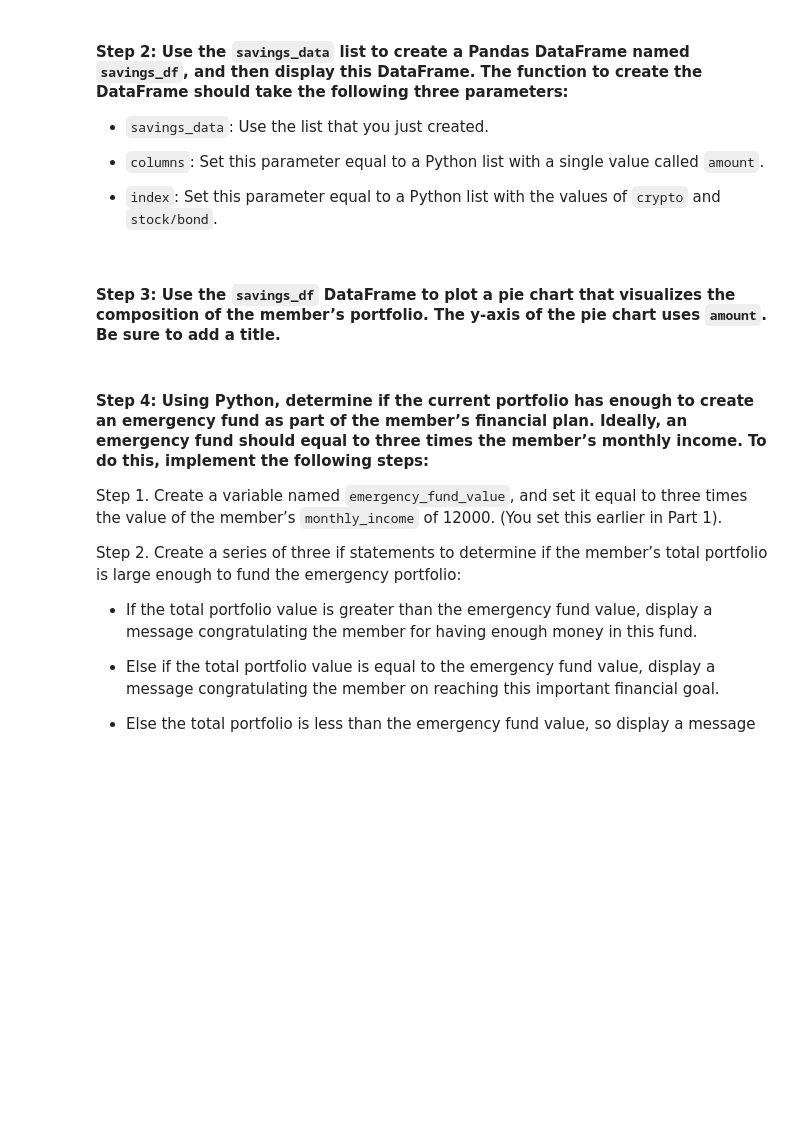
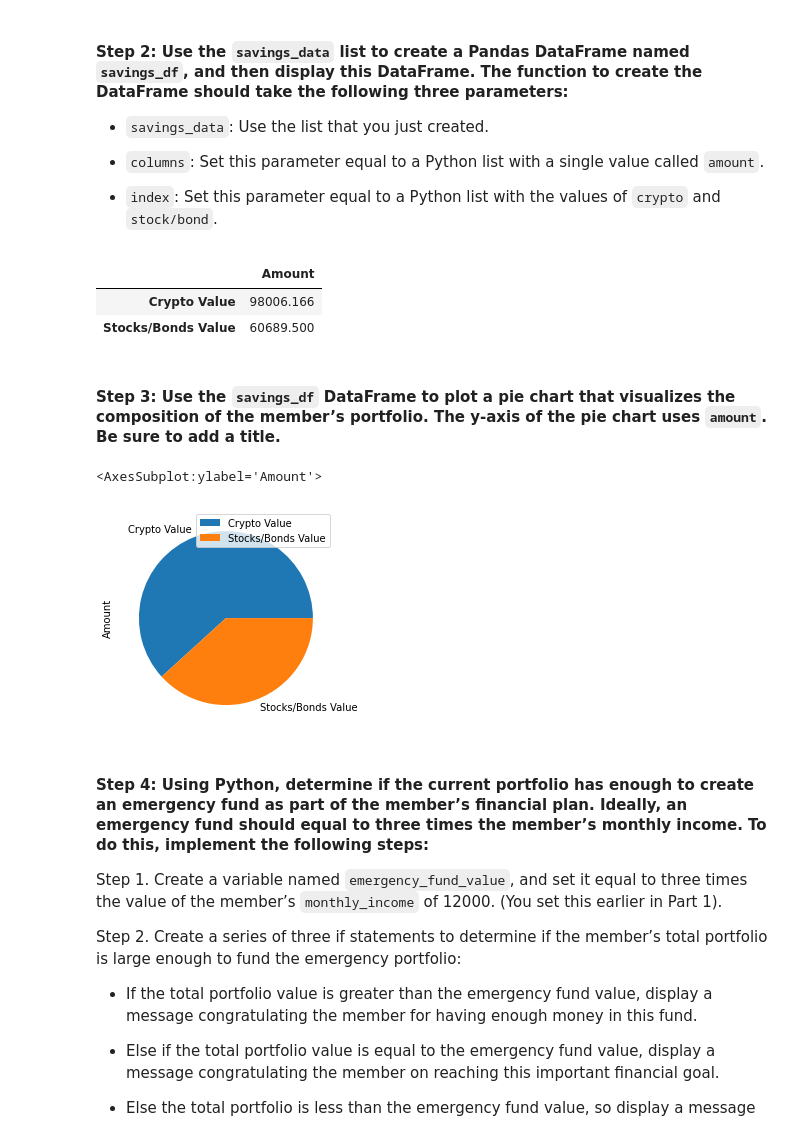
Before and after one commit to jcsung-star/Challenge_5, a Jupyter notebook: Starter_Code/financial_planning_tools.ipynb, the cells around one changed output. Drawn from its saved outputs; the diff is of its cells as text; code cells hidden in the pictures; blank space fills up the shorter version.

```diff
--- a/Starter_Code/financial_planning_tools.ipynb
+++ b/Starter_Code/financial_planning_tools.ipynb
@@ -223,6 +267,6 @@ agg_value = # YOUR CODE HERE
 # %%
 # Calculate the current value of the stock portion of the portfolio
-spy_value = # YOUR CODE HERE
+spy_value = spy_shares * spy_close_price
 
 # Print the current value of the stock portfolio
-# YOUR CODE HERE
+print(f'The current value of the stock portion of the portfolio is: ${spy_value:.02f}')
@@ -229,6 +275,6 @@ spy_value = # YOUR CODE HERE
 # %%
 # Calculate the total value of the stock and bond portion of the portfolio
-total_stocks_bonds = # YOUR CODE HERE
+total_stocks_bonds = agg_value + spy_value
 
 # Print the current balance of the stock and bond portion of the portfolio
-# YOUR CODE HERE
+print(f'The current balance of the stock and bond portion of the portfolio is: ${total_stocks_bonds:.02f}')
@@ -271,7 +321,7 @@ In this section, you’ll use the valuations for the cryptocurrency wallet and f
 #### Step 1: Create a Python list named `savings_data` that has two elements. The first element contains the total value of the cryptocurrency wallet. The second element contains the total value of the stock and bond portions of the portfolio.
 # %%
 # Consolidate financial assets data into a Python list
-# YOUR CODE HERE
+savings_data = [total_crypto_wallet, total_stocks_bonds]
 
 # Review the Python list savings_data
-# YOUR CODE HERE
+display(savings_data)
@@ -285,15 +337,28 @@ In this section, you’ll use the valuations for the cryptocurrency wallet and f
 - `index`: Set this parameter equal to a Python list with the values of `crypto` and `stock/bond`.
 # %%
 # Create a Pandas DataFrame called savings_df
-# YOUR CODE HERE
+savings_df = pd.DataFrame(savings_data,
+    columns = ['Amount'],
+    index = ['Crypto Value', 'Stocks/Bonds Value']
+)
 
 # Display the savings_df DataFrame
-# YOUR CODE HERE
+savings_df
+# %% [output]
+|  | Amount |
+| Crypto Value | 98006.166 |
+| Stocks/Bonds Value | 60689.500 |
 # %% [markdown]
 #### Step 3: Use the `savings_df` DataFrame to plot a pie chart that visualizes the composition of the member’s portfolio. The y-axis of the pie chart uses `amount`. Be sure to add a title.
 # %%
 # Plot the total value of the member's portfolio (crypto and stock/bond) in a pie chart
-# YOUR CODE HERE
+
+savings_df.plot.pie(
+    y='Amount',
+)
+# %% [output]
+<AxesSubplot:ylabel='Amount'>
+[figure, added]
 # %% [markdown]
 #### Step 4: Using Python, determine if the current portfolio has enough to create an emergency fund as part of the member’s financial plan. Ideally, an emergency fund should equal to three times the member’s monthly income. To do this, implement the following steps:
 
```
Also changed, not shown: parts of 37 cells of this notebook.
